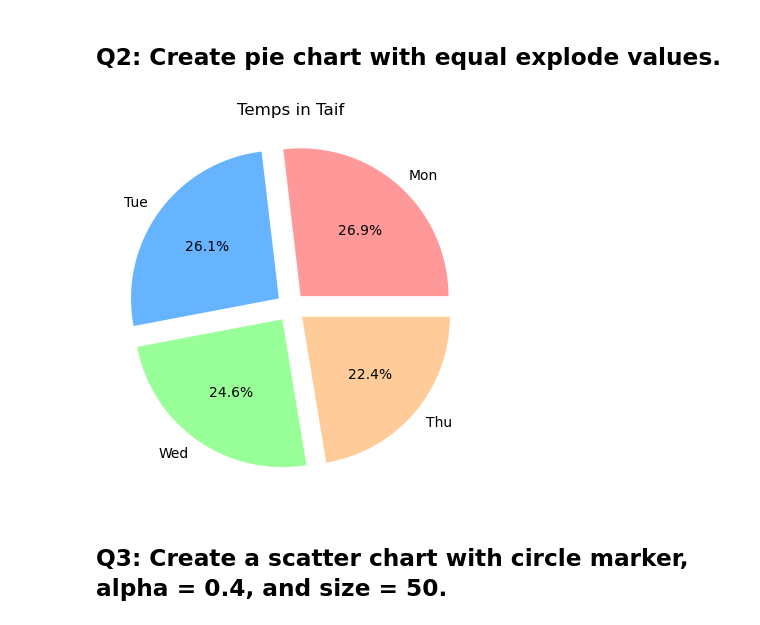
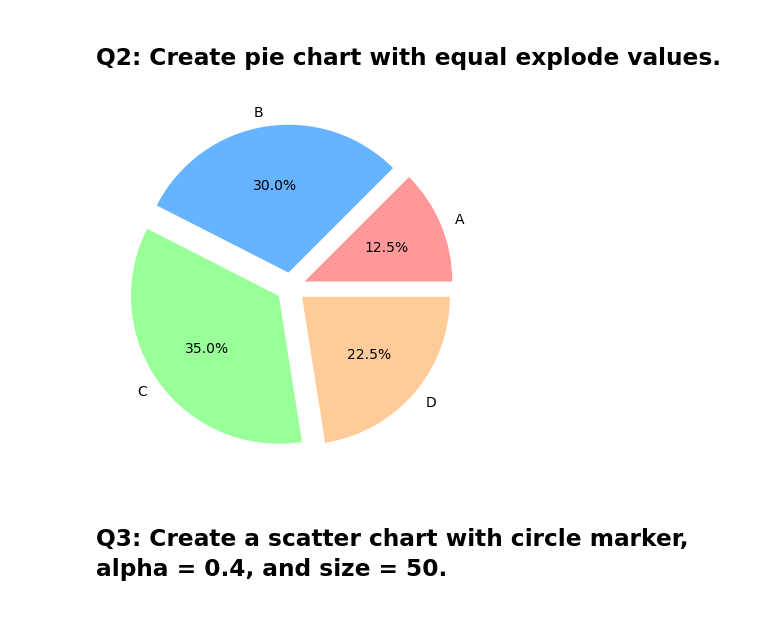
Before and after one commit to Tuwaiq-Data-Science-Bootcamp-V4/Matplotlib-Lab1, a Jupyter notebook: Matplotlib_Assignment1.ipynb, the cells around one changed output. Drawn from its saved outputs; the diff is of its cells as text; code cells hidden in the pictures.

```diff
--- a/Matplotlib_Assignment1.ipynb
+++ b/Matplotlib_Assignment1.ipynb
@@ -32,15 +32,15 @@ plt.ylabel("Temperature");
 # %% [markdown]
 ## Q2: Create pie chart with equal explode values.
 # %%
-labels= days[:4]
-b=taif[:4]
+labels= ["A","B","C","D"]
+b = [20,48,56,36]
 colors = ['#ff9999','#66b3ff','#99ff99','#ffcc99']
 
 plt.pie(b,labels=labels,autopct='%1.1f%%',  colors = colors , explode = (0.1, 0.1, 0.1, 0.1))
-plt.title("Temps in Taif")
+plt.title("")
 plt.show()
 # %% [output]
-[figure, old version]
+[figure, new version]
 # %% [markdown]
 ## Q3: Create a scatter chart with circle marker, alpha = 0.4, and size = 50.
 # %%
```
Also changed, not shown: parts of 2 cells of this notebook.
